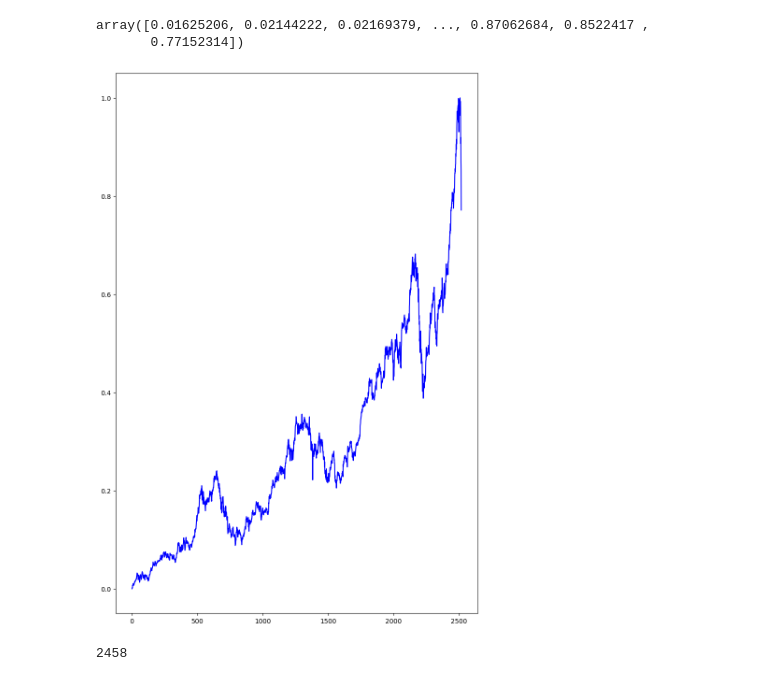
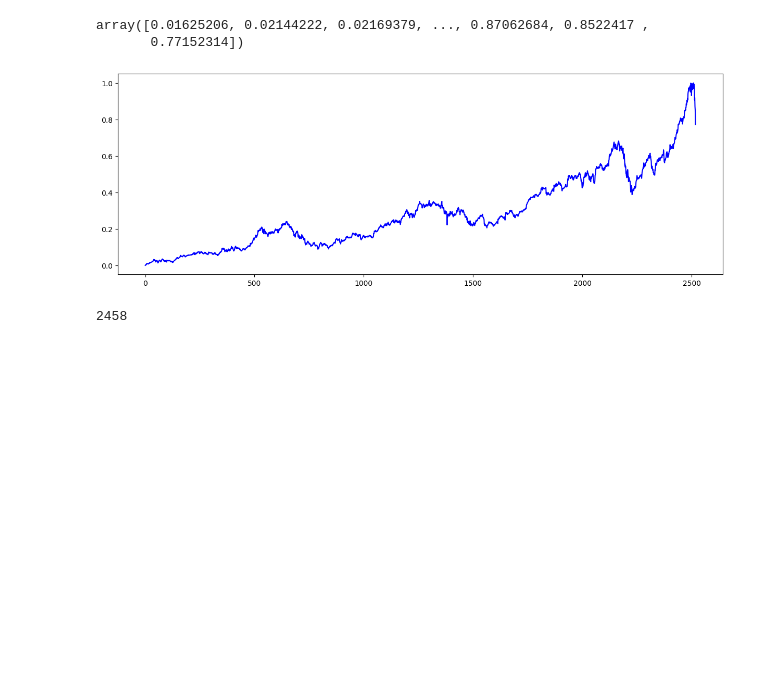
Before and after one commit to shubham-bari/StockPrediction, a Jupyter notebook: Stock_price.ipynb, the cells around one changed output. Drawn from its saved outputs; the diff is of its cells as text; code cells hidden in the pictures; blank space fills up the shorter version.

```diff
--- a/Stock_price.ipynb
+++ b/Stock_price.ipynb
@@ -4,7 +4,7 @@
 import pandas as pd
 import numpy as np
 # %%
-df = pd.read_csv(r'/content/HistoricalQuotes.csv')
+df = pd.read_csv(r'ML FIles/HistoricalQuotes.csv')
 # %%
 df
 # %% [output]
@@ -99,11 +99,11 @@ array([0.01625206, 0.02144222, 0.02169379, ..., 0.87062684, 0.8522417 ,
 import matplotlib.pyplot as plt
 import tensorflow as tf
 # %%
-plt.figure(figsize=(10,15))
+plt.figure(figsize=(15,5))
 plt.plot(df_scaled, color='blue')
 plt.show()
 # %% [output]
-[figure, old version]
+[figure, new version]
 # %%
 from tensorflow.keras.models import Sequential
 from tensorflow.keras.layers import Dense, LSTM, ReLU, Dropout
```
Also changed, not shown: parts of 10 cells of this notebook.
